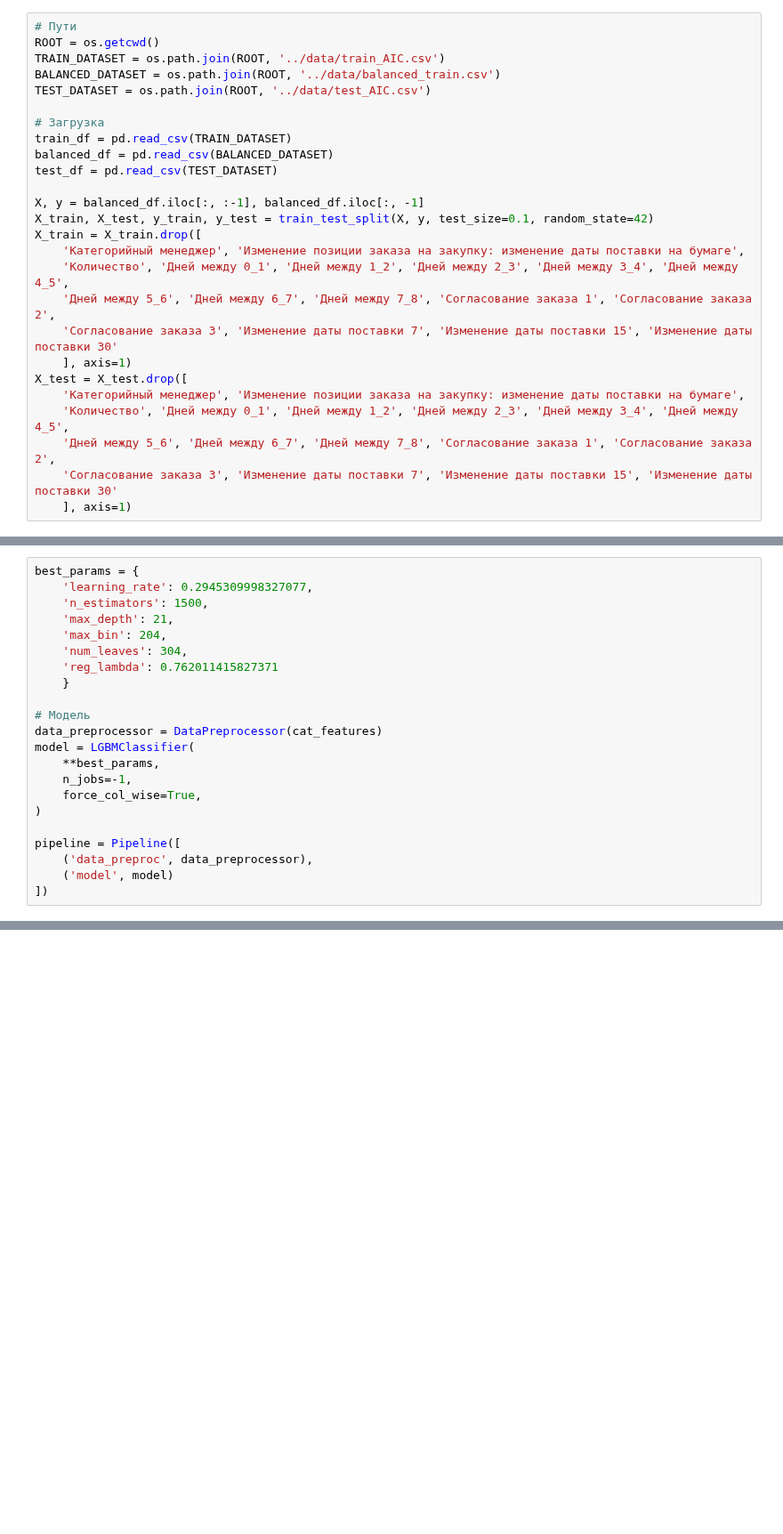
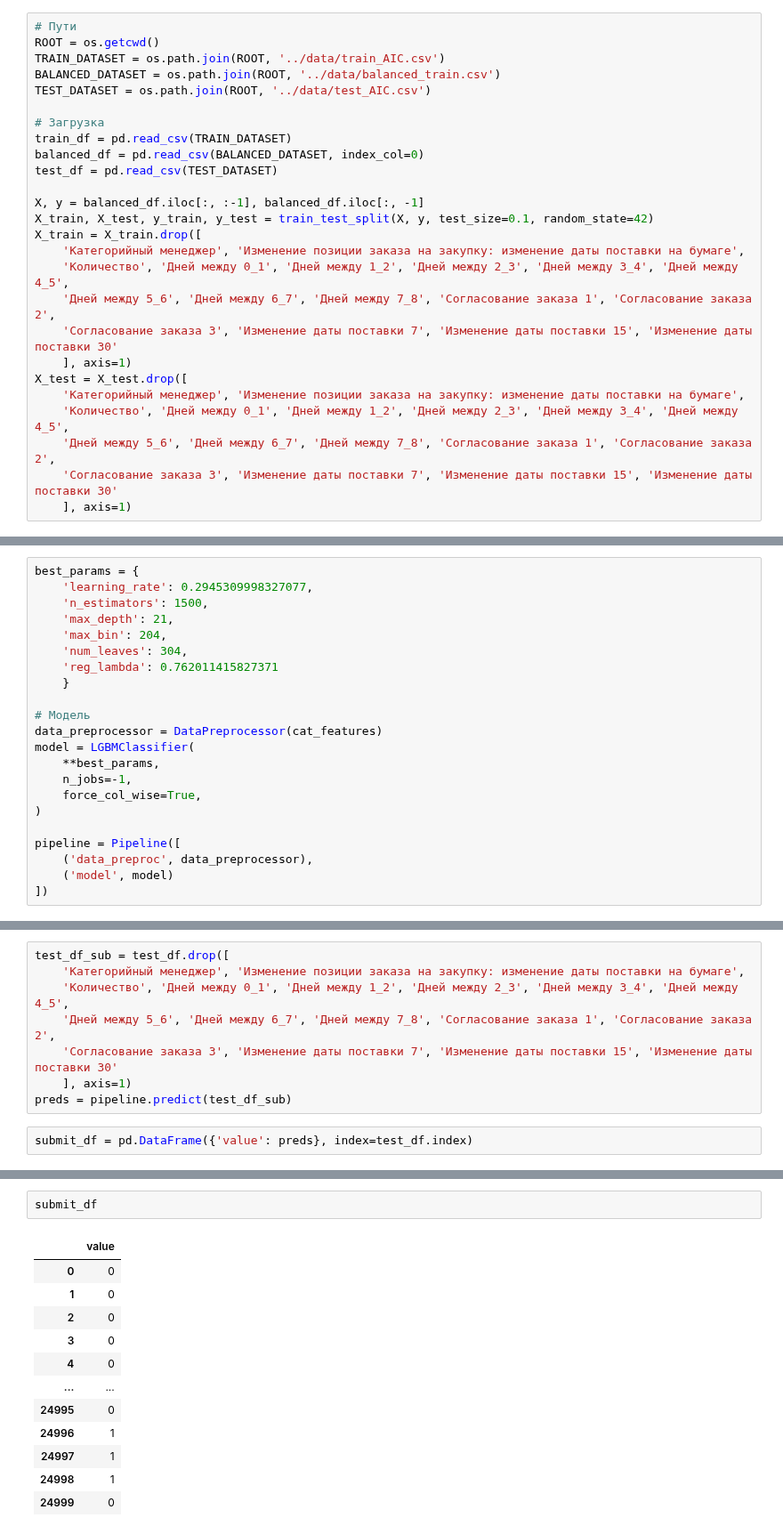
Before and after one commit to dead4an/AIIJC2023-manufacturing, a Jupyter notebook: hyperparameters/lgbm_boost.ipynb, the cells around one changed output, grey strips where cells are left out. Shown at 89% size. Cells and saved outputs as stored; diff of their text form; blank space fills up the shorter version.

```diff
--- a/hyperparameters/lgbm_boost.ipynb
+++ b/hyperparameters/lgbm_boost.ipynb
@@ -25,7 +25,7 @@ TEST_DATASET = os.path.join(ROOT, '../data/test_AIC.csv')
 
 # Загрузка
 train_df = pd.read_csv(TRAIN_DATASET)
-balanced_df = pd.read_csv(BALANCED_DATASET)
+balanced_df = pd.read_csv(BALANCED_DATASET, index_col=0)
 test_df = pd.read_csv(TEST_DATASET)
 
 X, y = balanced_df.iloc[:, :-1], balanced_df.iloc[:, -1]
@@ -191,0 +266,10 @@ f1_score(y_test, pipeline.predict(X_test), average='macro')
+# %%
+test_df_sub = test_df.drop([
+    'Категорийный менеджер', 'Изменение позиции заказа на закупку: изменение даты поставки на бумаге',
+    'Количество', 'Дней между 0_1', 'Дней между 1_2', 'Дней между 2_3', 'Дней между 3_4', 'Дней между 4_5',
+    'Дней между 5_6', 'Дней между 6_7', 'Дней между 7_8', 'Согласование заказа 1', 'Согласование заказа 2',
+    'Согласование заказа 3', 'Изменение даты поставки 7', 'Изменение даты поставки 15', 'Изменение даты поставки 30'
+    ], axis=1)
+preds = pipeline.predict(test_df_sub)
+# %%
+submit_df = pd.DataFrame({'value': preds}, index=test_df.index)
@@ -191,0 +278,15 @@ f1_score(y_test, pipeline.predict(X_test), average='macro')
+# %%
+submit_df
+# %% [output]
+|  | value |
+| 0 | 0 |
+| 1 | 0 |
+| 2 | 0 |
+| 3 | 0 |
+| 4 | 0 |
+| ... | ... |
+| 24995 | 0 |
+| 24996 | 1 |
+| 24997 | 1 |
+| 24998 | 1 |
+| 24999 | 0 |
```
Also changed, not shown: parts of 10 cells of this notebook, 4 other files.
